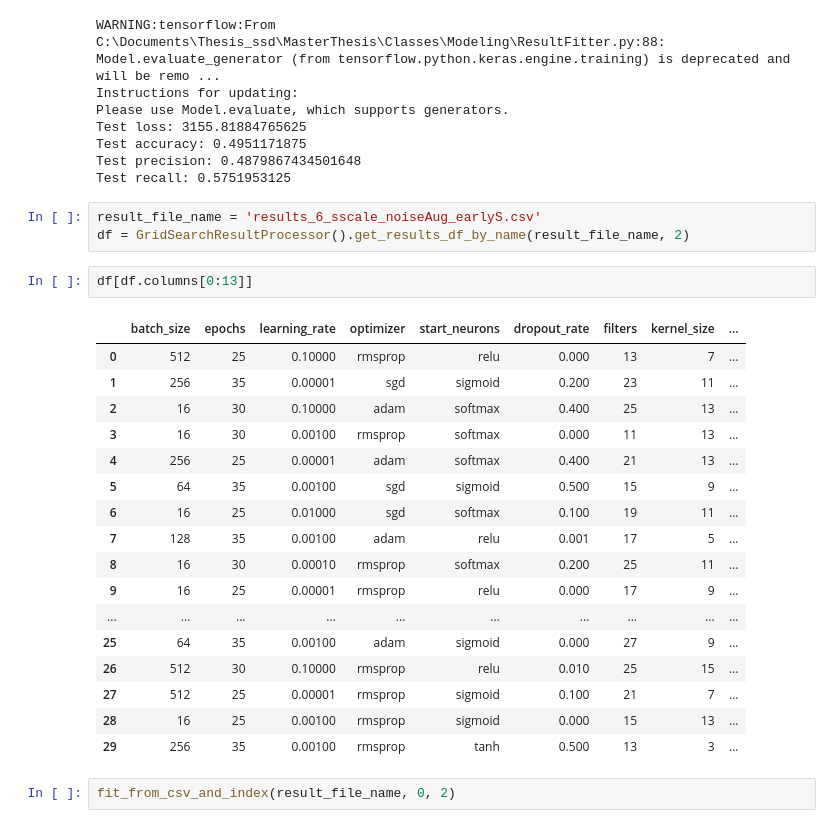
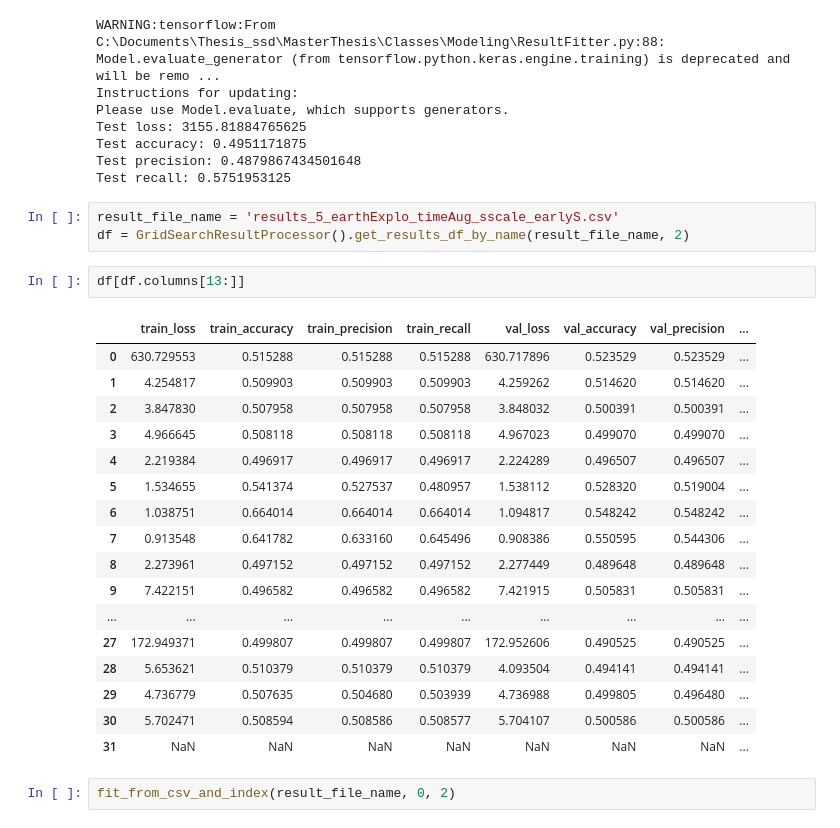
Before and after one commit to tss95/MasterThesis3, a Jupyter notebook: Notebooks/Modeling/ViewResultFile.ipynb, the cells around one changed output. Saved outputs shown, nothing was run; the diff lists cells and outputs as text.

```diff
--- a/Notebooks/Modeling/ViewResultFile.ipynb
+++ b/Notebooks/Modeling/ViewResultFile.ipynb
@@ -56,28 +57,28 @@ Test accuracy: 0.4951171875
 Test precision: 0.4879867434501648
 Test recall: 0.5751953125
 # %%
-result_file_name = 'results_6_sscale_noiseAug_earlyS.csv'
+result_file_name = 'results_5_earthExplo_timeAug_sscale_earlyS.csv'
 df = GridSearchResultProcessor().get_results_df_by_name(result_file_name, 2)
 # %%
-df[df.columns[0:13]]
+df[df.columns[13:]]
 # %% [output]
-|  | batch_size | epochs | learning_rate | optimizer | start_neurons | dropout_rate | filters | kernel_size | ... |
-| 0 | 512 | 25 | 0.10000 | rmsprop | relu | 0.000 | 13 | 7 | ... |
-| 1 | 256 | 35 | 0.00001 | sgd | sigmoid | 0.200 | 23 | 11 | ... |
-| 2 | 16 | 30 | 0.10000 | adam | softmax | 0.400 | 25 | 13 | ... |
-| 3 | 16 | 30 | 0.00100 | rmsprop | softmax | 0.000 | 11 | 13 | ... |
-| 4 | 256 | 25 | 0.00001 | adam | softmax | 0.400 | 21 | 13 | ... |
-| 5 | 64 | 35 | 0.00100 | sgd | sigmoid | 0.500 | 15 | 9 | ... |
-| 6 | 16 | 25 | 0.01000 | sgd | softmax | 0.100 | 19 | 11 | ... |
-| 7 | 128 | 35 | 0.00100 | adam | relu | 0.001 | 17 | 5 | ... |
-| 8 | 16 | 30 | 0.00010 | rmsprop | softmax | 0.200 | 25 | 11 | ... |
-| 9 | 16 | 25 | 0.00001 | rmsprop | relu | 0.000 | 17 | 9 | ... |
-| ... | ... | ... | ... | ... | ... | ... | ... | ... | ... |
-| 25 | 64 | 35 | 0.00100 | adam | sigmoid | 0.000 | 27 | 9 | ... |
-| 26 | 512 | 30 | 0.10000 | rmsprop | relu | 0.010 | 25 | 15 | ... |
-| 27 | 512 | 25 | 0.00001 | rmsprop | sigmoid | 0.100 | 21 | 7 | ... |
-| 28 | 16 | 25 | 0.00100 | rmsprop | sigmoid | 0.000 | 15 | 13 | ... |
-| 29 | 256 | 35 | 0.00100 | rmsprop | tanh | 0.500 | 13 | 3 | ... |
+|  | train_loss | train_accuracy | train_precision | train_recall | val_loss | val_accuracy | val_precision | ... |
+| 0 | 630.729553 | 0.515288 | 0.515288 | 0.515288 | 630.717896 | 0.523529 | 0.523529 | ... |
+| 1 | 4.254817 | 0.509903 | 0.509903 | 0.509903 | 4.259262 | 0.514620 | 0.514620 | ... |
+| 2 | 3.847830 | 0.507958 | 0.507958 | 0.507958 | 3.848032 | 0.500391 | 0.500391 | ... |
+| 3 | 4.966645 | 0.508118 | 0.508118 | 0.508118 | 4.967023 | 0.499070 | 0.499070 | ... |
+| 4 | 2.219384 | 0.496917 | 0.496917 | 0.496917 | 2.224289 | 0.496507 | 0.496507 | ... |
+| 5 | 1.534655 | 0.541374 | 0.527537 | 0.480957 | 1.538112 | 0.528320 | 0.519004 | ... |
+| 6 | 1.038751 | 0.664014 | 0.664014 | 0.664014 | 1.094817 | 0.548242 | 0.548242 | ... |
+| 7 | 0.913548 | 0.641782 | 0.633160 | 0.645496 | 0.908386 | 0.550595 | 0.544306 | ... |
+| 8 | 2.273961 | 0.497152 | 0.497152 | 0.497152 | 2.277449 | 0.489648 | 0.489648 | ... |
+| 9 | 7.422151 | 0.496582 | 0.496582 | 0.496582 | 7.421915 | 0.505831 | 0.505831 | ... |
+| ... | ... | ... | ... | ... | ... | ... | ... | ... |
+| 27 | 172.949371 | 0.499807 | 0.499807 | 0.499807 | 172.952606 | 0.490525 | 0.490525 | ... |
+| 28 | 5.653621 | 0.510379 | 0.510379 | 0.510379 | 4.093504 | 0.494141 | 0.494141 | ... |
+| 29 | 4.736779 | 0.507635 | 0.504680 | 0.503939 | 4.736988 | 0.499805 | 0.496480 | ... |
+| 30 | 5.702471 | 0.508594 | 0.508586 | 0.508577 | 5.704107 | 0.500586 | 0.500586 | ... |
+| 31 | NaN | NaN | NaN | NaN | NaN | NaN | NaN | ... |
 # %%
 fit_from_csv_and_index(result_file_name, 0, 2)
 # %%
```
Also changed, not shown: parts of 2 cells of this notebook, 9 other files.
